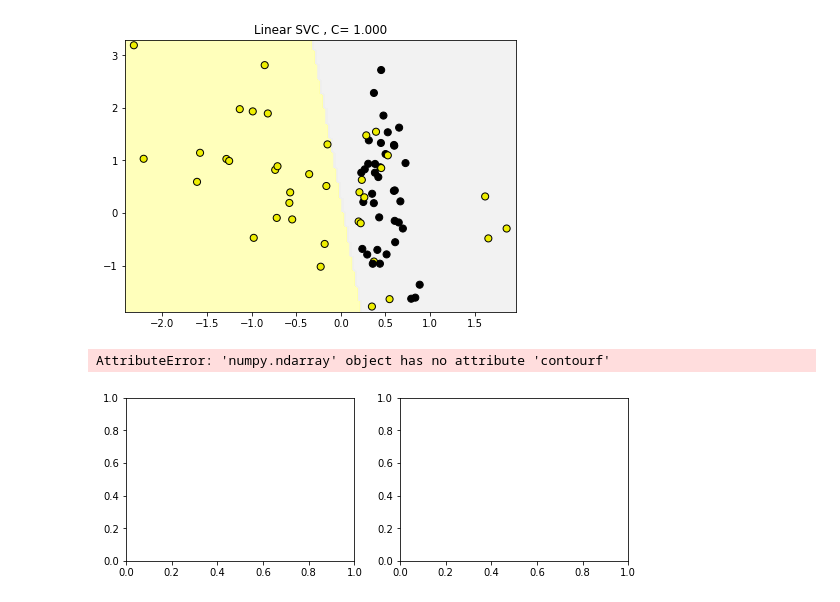
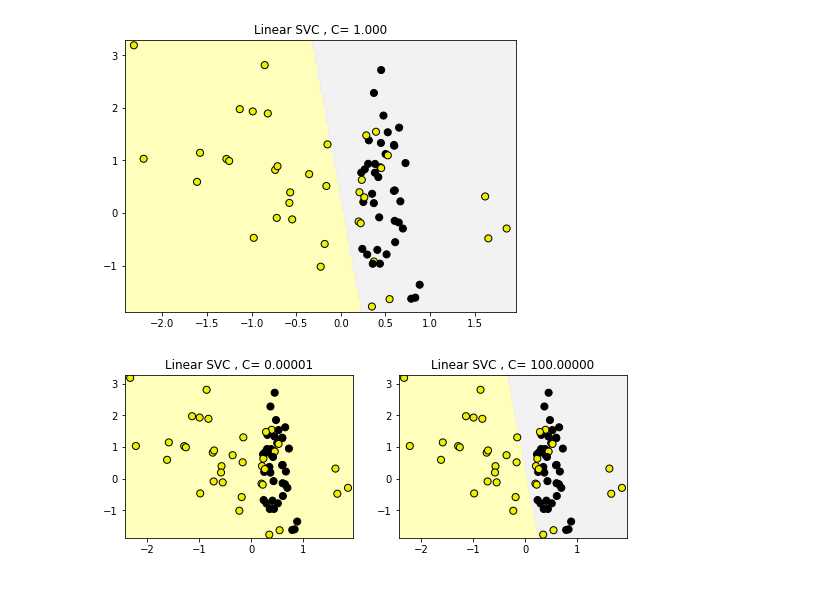
Before and after one commit to gaoexingyun/Applied-Machine-Learning-in-Python, a Jupyter notebook: Linear Classifiers_Support Vector Machin.ipynb, the cells around one changed output. Saved outputs shown, nothing was run; the diff lists cells and outputs as text; code cells hidden in the pictures.

```diff
--- a/Linear Classifiers_Support Vector Machin.ipynb
+++ b/Linear Classifiers_Support Vector Machin.ipynb
@@ -66,9 +66,8 @@ plot_class_regions_for_classifier_subplot(clf,X_train,y_train,None,None,title,su
 # %%
 fig, subaxes = plt.subplots(1,2,figsize=(9,3))
 for this_C,subplot in zip([0.00001,100],subaxes):
     clf = SVC(kernel='linear',C=this_C).fit(X_train,y_train)
-    title = 'Linear SVC , C= {:.3f}'.format(this_C)
-    plot_class_regions_for_classifier_subplot(clf,X_train,y_train,None,None,title,subaxes)
+    title = 'Linear SVC , C= {:.5f}'.format(this_C)
+    plot_class_regions_for_classifier_subplot(clf,X_train,y_train,None,None,title,subplot)
 # %% [output]
-AttributeError: 'numpy.ndarray' object has no attribute 'contourf'
-[figure, old version]
+[figure, new version]
```
